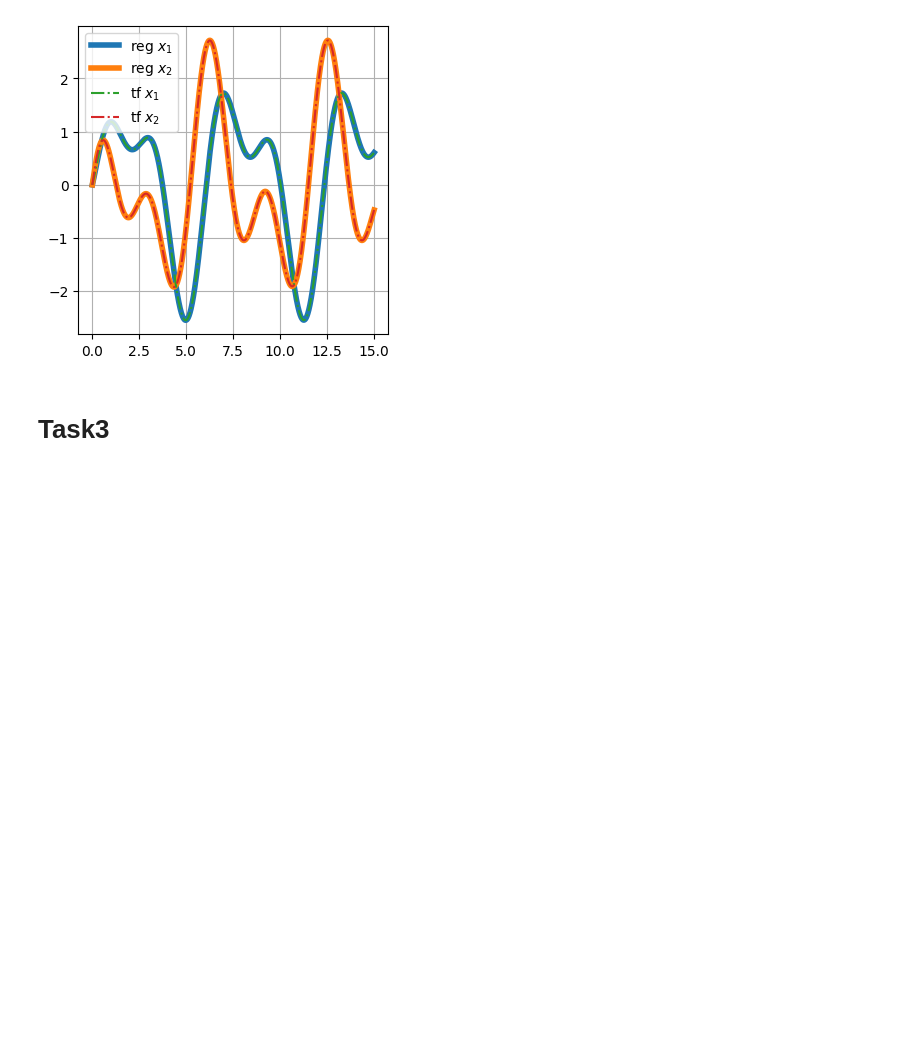
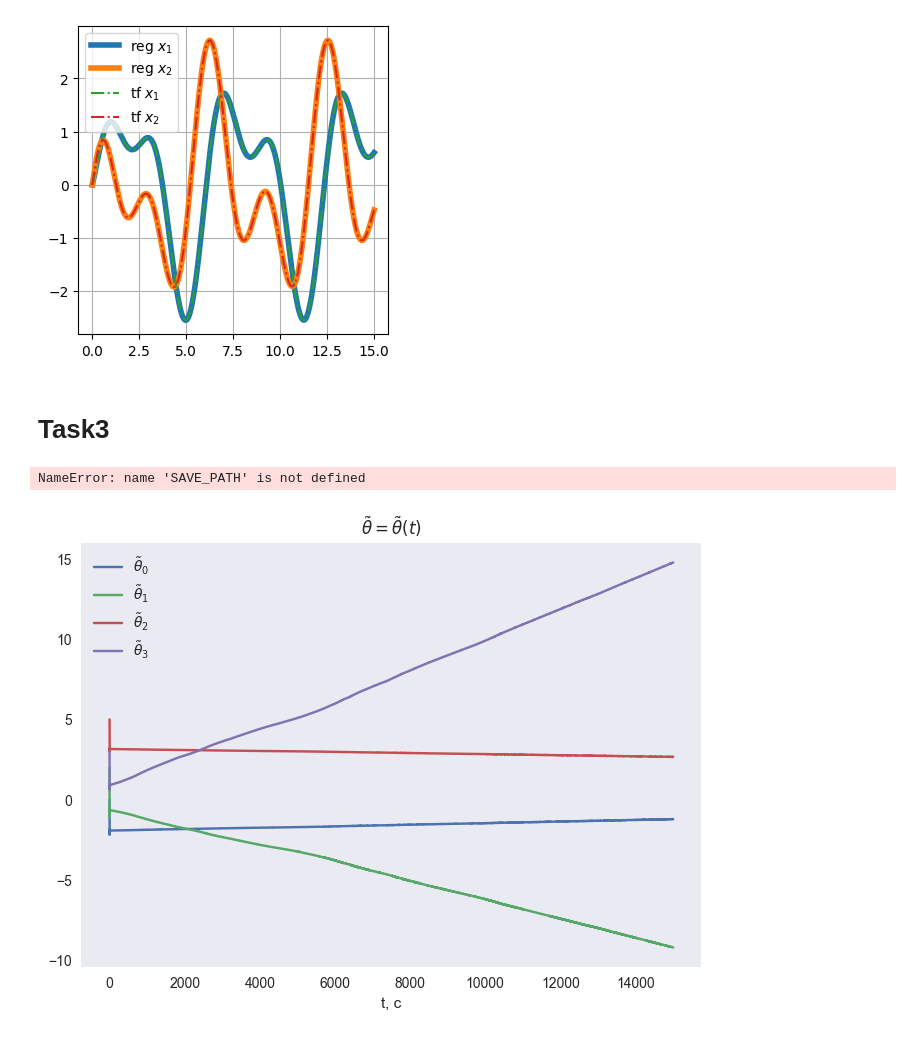
Before and after one commit to lalayants/adaptive-and-robust-control, a Jupyter notebook: 6/6.ipynb, the cells around one changed output. Saved outputs shown, nothing was run; the diff lists cells and outputs as text; code cells hidden in the pictures; blank space fills up the shorter version.

```diff
--- a/6/6.ipynb
+++ b/6/6.ipynb
@@ -288,29 +288,32 @@ plt.savefig(SAVE_PATH + '2_state_reg.png')
 # %%
 import numpy as np
 import matplotlib.pyplot as plt
-
+plt.style.use("seaborn-v0_8")
 ex_norm_1 = np.genfromtxt('0.25_ex_norm_1.csv', delimiter=',')
 ex_norm_2 = np.genfromtxt('0.25_ex_norm_2.csv', delimiter=',')
 
 theta_tilde_1 = np.genfromtxt('0.25_theta_tilde_1.csv', delimiter=',')
 theta_tilde_2 = np.genfromtxt('0.25_theta_tilde_2.csv', delimiter=',')
 
 for idx, (ex_norm, theta_tilde) in enumerate([(ex_norm_1, theta_tilde_1), (ex_norm_2, theta_tilde_2)]):
     t = ex_norm[:, 0]
     ex = ex_norm[:, 1]
     plt.plot(t, theta_tilde.T, label=[f'$\\tilde \\theta_{i}$' for i in range(4)])
     plt.legend()
-    plt.grid()
+    # plt.grid()
     plt.xlabel('t, c')
     plt.title("$\\tilde \\theta = \\tilde \\theta(t)$")
     plt.savefig(SAVE_PATH + f'3_{idx}_theta.png')
     plt.close()
 
     plt.plot(t, ex)
     plt.grid()
     plt.xlabel('t, c')
     plt.title("$||x - \hat x|| = ||x - \hat x||(t)$")
     plt.savefig(SAVE_PATH + f'3_{idx}_ex_norm.png')
     plt.close()
     # break
     # plt.plot(t, ex)
+# %% [output]
+NameError: name 'SAVE_PATH' is not defined
+[figure, added]
```
Also changed, not shown: 8 other files.
